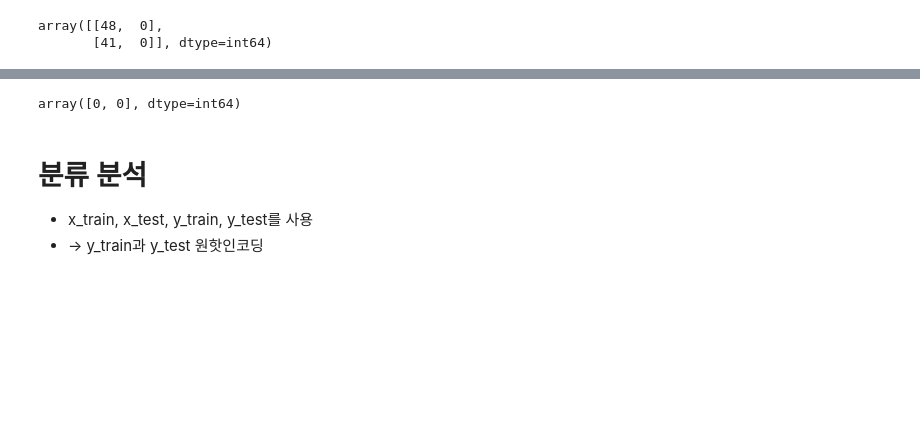
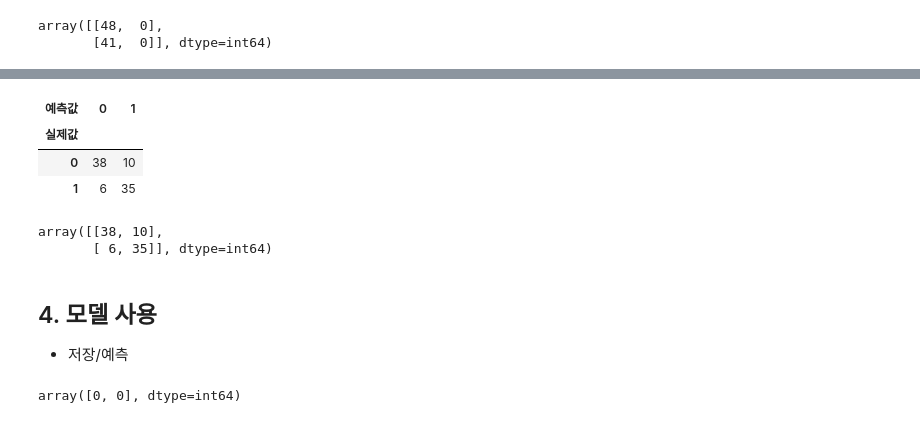
Before and after one commit to jslee912/ai, a Jupyter notebook: source/05_DeepLearning/07_심장병발병예측(이진==로지스틱회귀, 분류).ipynb, the cells around one changed output, grey strips where cells are left out. Drawn from its saved outputs; the diff is of its cells as text; code cells hidden in the pictures; blank space fills up the shorter version.

```diff
--- a/source/05_DeepLearning/07_심장병발병예측(이진==로지스틱회귀, 분류).ipynb
+++ b/source/05_DeepLearning/07_심장병발병예측(이진==로지스틱회귀, 분류).ipynb
@@ -386,0 +500,3 @@ array([[48,  0],
+# %%
+y_hat = model.predict(x_test).argmax(axis=1)
+y_hat # 예측값
@@ -387,3 +510,18 @@ array([[48,  0],
+# %%
+pd.crosstab(y_test.reshape(-1), y_hat, rownames=['실제값'], colnames=['예측값'])
+# %% [output]
+| 예측값 | 0 | 1 |
+| 실제값 |  |  |
+| 0 | 38 | 10 |
+| 1 | 6 | 35 |
+# %%
+confusion_matrix(y_test, y_hat)
+# %% [output]
+array([[38, 10],
+       [ 6, 35]], dtype=int64)
+# %% [markdown]
+## 4. 모델 사용
+- 저장/예측
 # %%
 data = [[63, 1, 1, 145, 233, 1, 2, 150, 0, 2.3, 3, 0, 6],
        [ 37, 1, 3, 130, 250, 0, 0, 187, 0, 3.5, 3, 0, 3]]
@@ -396,10 +534,6 @@ from tensorflow.keras.models import save_model, load_model
 model.save('model/07.h5')
 save_model(model, 'model/07.h5')
 model2 = load_model('model/07.h5')
-# %% [markdown]
-# 분류 분석
-- x_train, x_test, y_train, y_test를 사용
-- -> y_train과 y_test 원핫인코딩
 # %%
 # 만약 아직 예측 안 했다면 아래 두 줄로 바로 만들 수 있음
 y_pred_prob = model.predict(x_test, verbose=0)
```
Also changed, not shown: parts of 25 cells of this notebook, 25 other files.
